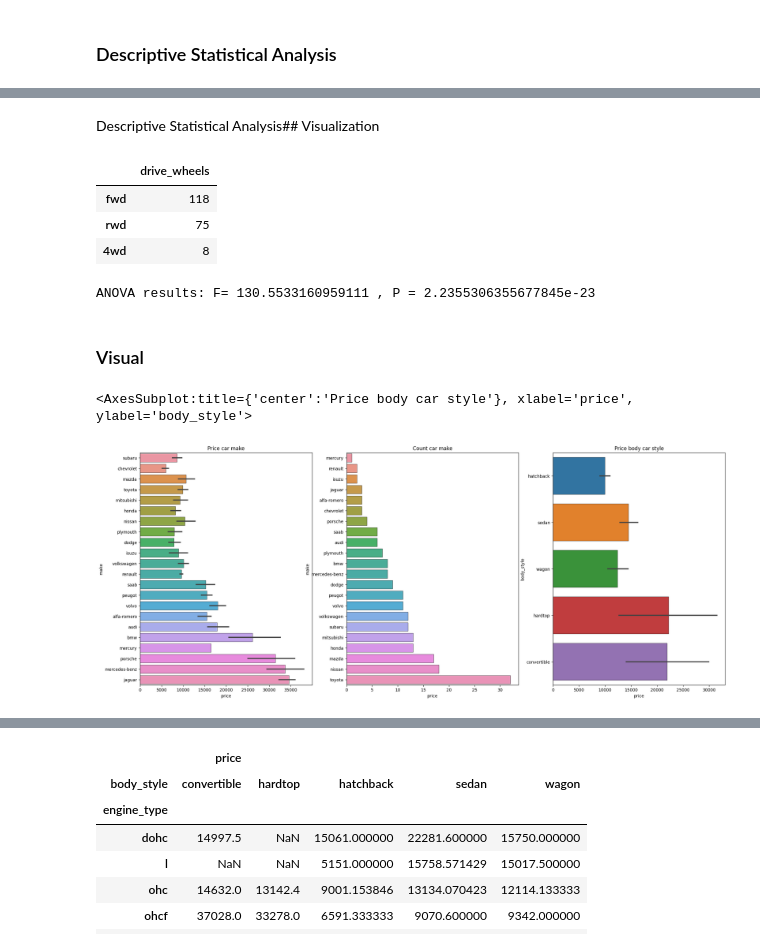
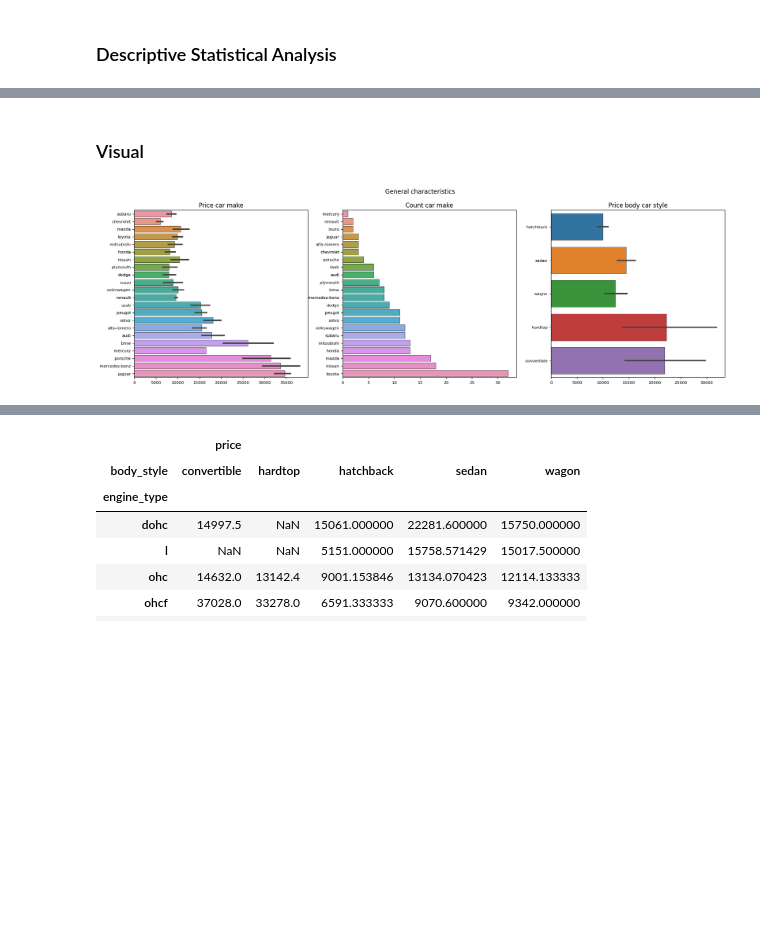
Before and after one commit to HarlamovGarik/dsml, a Jupyter notebook: Lab3/lab3_correlytion.ipynb, the cells around one changed output, grey strips where cells are left out. Saved outputs shown, nothing was run; the diff lists cells and outputs as text; code cells hidden in the pictures; blank space fills up the shorter version.

```diff
--- a/Lab3/lab3_correlytion.ipynb
+++ b/Lab3/lab3_correlytion.ipynb
@@ -36,14 +47,5 @@ Each column has 205 rows of data and 7 columns containing missing data:
 # %%
-missing_data = df.isnull()
-data_type = df.dtypes.values
-data_isnotnull = [205, 164, 205, 205, 205, 203, 205, 205,205, 205,205,205, 205,205, 205,205,205, 205,201,201,205, 203,203,205,205,201]
-data_null = [205-value for value in data_isnotnull]
-str_data_null = [str(x) for x in data_null]
-str_data_isnotnull = [str(x) for x in data_isnotnull]
-column = missing_data.columns.values.tolist()
-
-data = np.array([column, data_type, data_isnotnull, data_null], dtype=str).T
-print(tabulate(data, headers=["Name","Type","No Null", "Null"]))
+describe_(df)
 # %% [output]
 Name               Type       No Null    Null
 -----------------  -------  ---------  ------
@@ -298,35 +292,23 @@ df.describe(include=['object'])
-# %% [markdown]
-Descriptive Statistical Analysis## Visualization
-# %%
-drive_wheels_counts = df['drive_wheels'].value_counts().to_frame()
-drive_wheels_counts
-# %% [output]
-|  | drive_wheels |
-| fwd | 118 |
-| rwd | 75 |
-| 4wd | 8 |
-# %%
-df_gptest = df[['drive_wheels','body_style','price']]
-grouped_test2=df_gptest[['drive_wheels', 'price']].groupby(['drive_wheels'])
-f_val, p_val = f_oneway(grouped_test2.get_group('fwd')['price'], grouped_test2.get_group('rwd')['price'])
-
-print( "ANOVA results: F=", f_val, ", P =", p_val )
-# %% [output]
-ANOVA results: F= 130.5533160959111 , P = 2.2355306355677845e-23
 # %% [markdown]
 ### Visual
 # %%
-fig, axes = plt.subplots(1, 3, figsize=(25, 10))
-axes[0].set(title="Price car make", xlabel=None)
-axes[1].set(title="Count car make", xlabel=None)
-axes[2].set(title="Price body car style", xlabel=None)
+fig, axes = plt.subplots(1, 3, figsize=(21, 6))
+
 sns.barplot(data=df.sort_values(["price"]),
             ax=axes[0],y="make",x="price",edgecolor="black",linewidth=0.5)
 sns.barplot(data=df.groupby(["make"], as_index=False).count().sort_values(["price"]),
             ax=axes[1],y="make",x="price",edgecolor="black",linewidth=0.5,)
 sns.barplot(data=df.sort_values(["price"]),
-            ax=axes[2],y="body_style", x="price",edgecolor="black",linewidth=0.5,)
+            ax=axes[2],y="body_style", x="price",edgecolor="black",linewidth=0.5)
+axes[0].set(title="Price car make", xlabel=None, ylabel=None)
+axes[1].set(title="Count car make", xlabel=None, ylabel=None)
+axes[2].set(title="Price body car style", xlabel=None, ylabel=None)
+
+title = "General characteristics"
+plt.rc('ytick', labelsize=8)
+plt.rc('xtick', labelsize=8)
+fig.suptitle(title)
+plt.savefig('img/{}.jpg'.format(title))
 # %% [output]
-<AxesSubplot:title={'center':'Price body car style'}, xlabel='price', ylabel='body_style'>
-[figure, old version]
+[figure, new version]
 # %%
```
Also changed, not shown: parts of 14 cells of this notebook, 11 other files.
